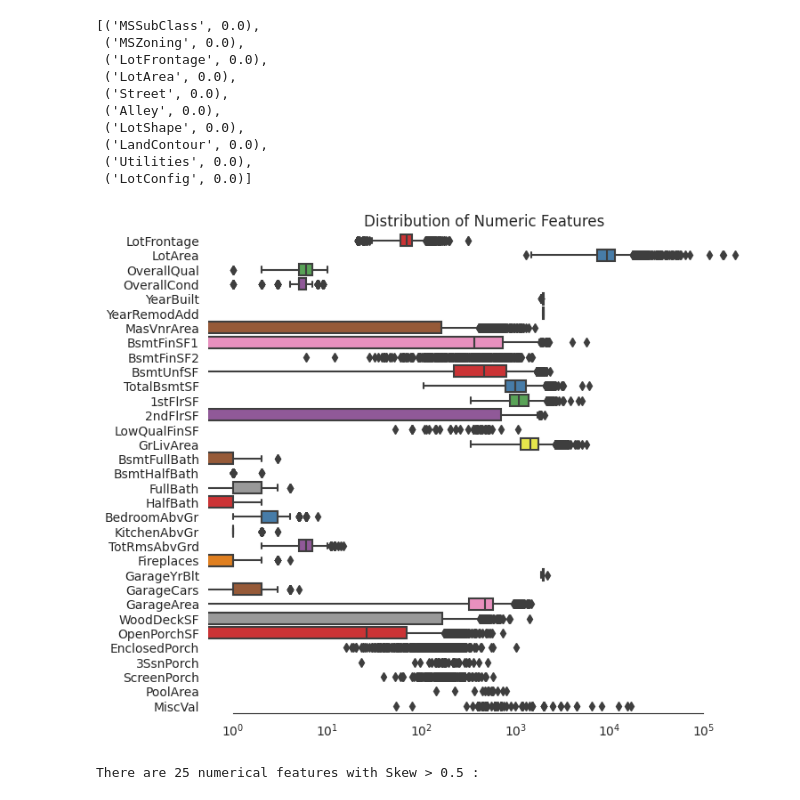
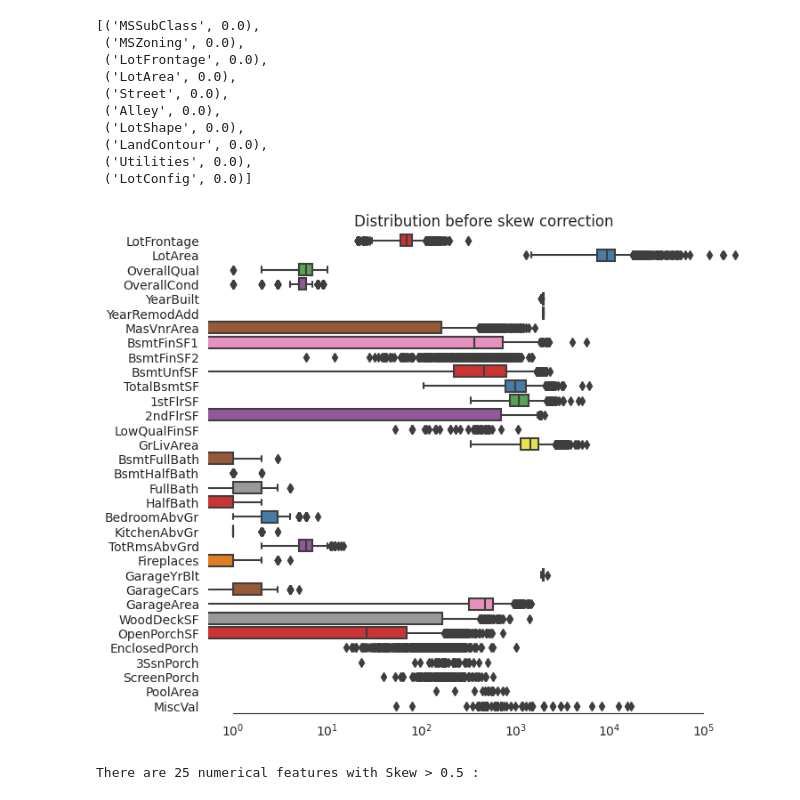
Before and after one commit to KatelinVincent/ML_final_project, a Jupyter notebook: Report.ipynb, the cells around one changed output. Cells and saved outputs as stored; diff of their text form; code cells hidden in the pictures.

```diff
--- a/Report.ipynb
+++ b/Report.ipynb
@@ -245,15 +245,15 @@ for i in all_features.columns:
 # %%
 
 sns.set_style("white")
 f, ax = plt.subplots(figsize=(8, 7))
 ax.set_xscale("log")
 ax = sns.boxplot(data=all_features[numeric] , orient="h", palette="Set1")
 ax.xaxis.grid(False)
-ax.set(title="Distribution of Numeric Features")
+ax.set(title="Distribution before skew correction")
 
 sns.despine(trim=True, left=True)
 # %% [output]
-[figure, old version]
+[figure, new version]
 # %%
 # Find skewed numerical features
 skew_features = all_features[numeric].apply(lambda x: skew(x)).sort_values(ascending=False)
```
Also changed, not shown: parts of 13 cells of this notebook, 1 other file.
